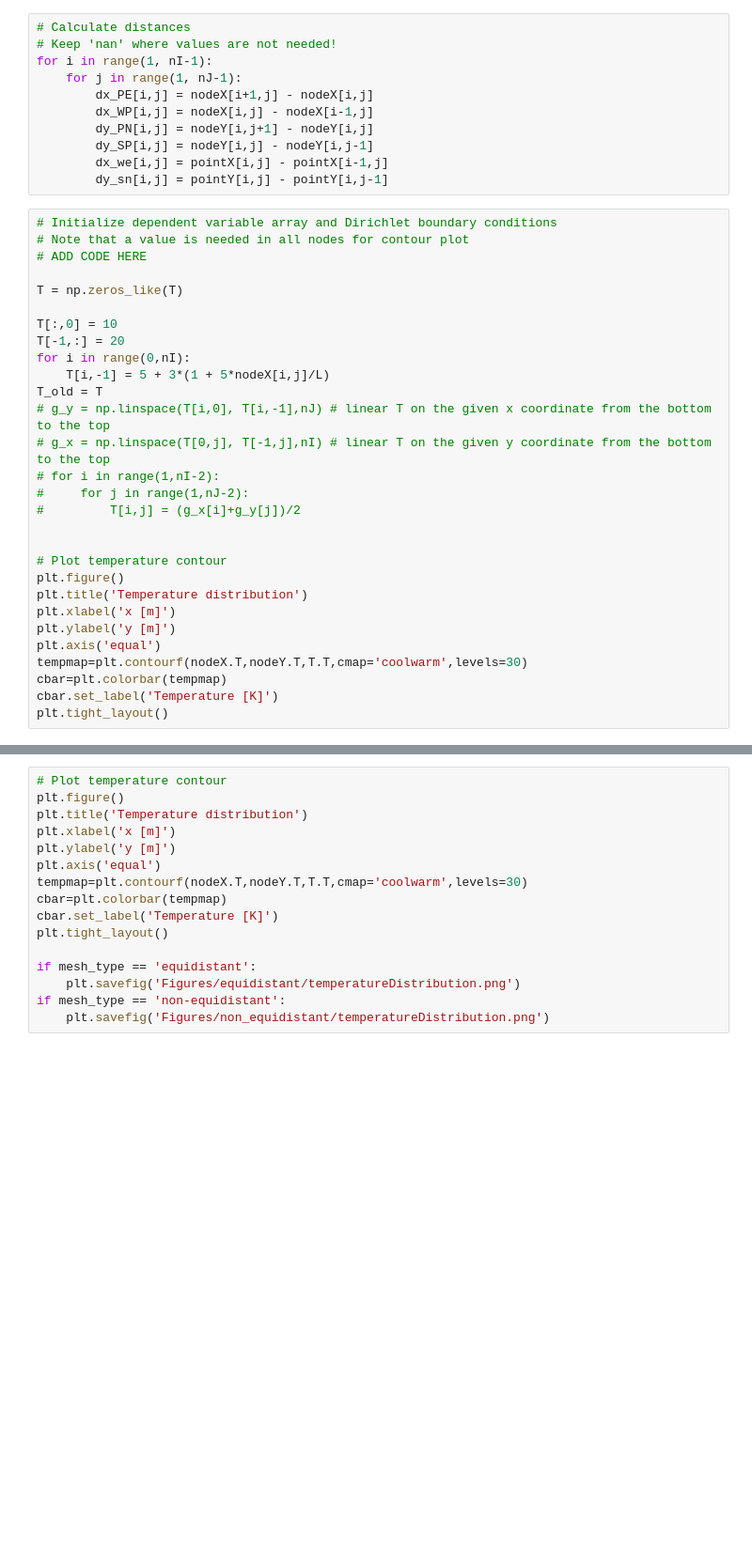
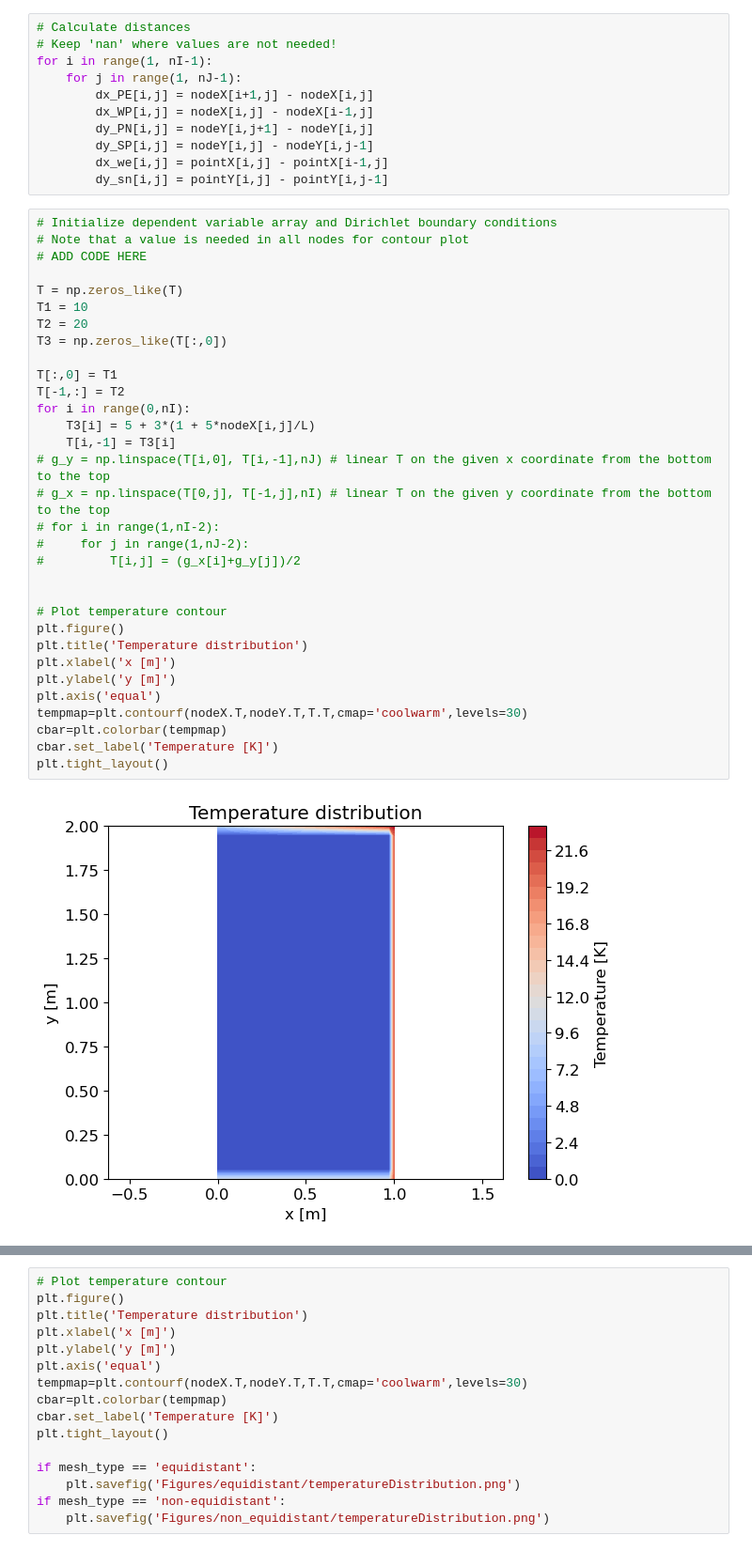
Before and after one commit to John-Carlsson/CFD, a Jupyter notebook: task1/test.ipynb, the cells around one changed output, grey strips where cells are left out. Shown at 94% size. Cells and saved outputs as stored; diff of their text form; blank space fills up the shorter version.

```diff
--- a/task1/test.ipynb
+++ b/task1/test.ipynb
@@ -147,32 +147,37 @@ for i in range(1, nI-1):
 # %%
 # Initialize dependent variable array and Dirichlet boundary conditions
 # Note that a value is needed in all nodes for contour plot
 # ADD CODE HERE
 
 T = np.zeros_like(T)
+T1 = 10
+T2 = 20
+T3 = np.zeros_like(T[:,0])
 
-T[:,0] = 10
-T[-1,:] = 20
+T[:,0] = T1
+T[-1,:] = T2
 for i in range(0,nI):
-    T[i,-1] = 5 + 3*(1 + 5*nodeX[i,j]/L)
-T_old = T
+    T3[i] = 5 + 3*(1 + 5*nodeX[i,j]/L)
+    T[i,-1] = T3[i]
 # g_y = np.linspace(T[i,0], T[i,-1],nJ) # linear T on the given x coordinate from the bottom to the top
 # g_x = np.linspace(T[0,j], T[-1,j],nI) # linear T on the given y coordinate from the bottom to the top
 # for i in range(1,nI-2):
 #     for j in range(1,nJ-2):
 #         T[i,j] = (g_x[i]+g_y[j])/2
 
 
 # Plot temperature contour
 plt.figure()
 plt.title('Temperature distribution')
 plt.xlabel('x [m]')
 plt.ylabel('y [m]')
 plt.axis('equal')
 tempmap=plt.contourf(nodeX.T,nodeY.T,T.T,cmap='coolwarm',levels=30)
 cbar=plt.colorbar(tempmap)
 cbar.set_label('Temperature [K]')
 plt.tight_layout()
+# %% [output]
+[figure, added]
 # %%
 
 c1 = 25
```
Also changed, not shown: parts of 8 cells of this notebook, 5 other files.
